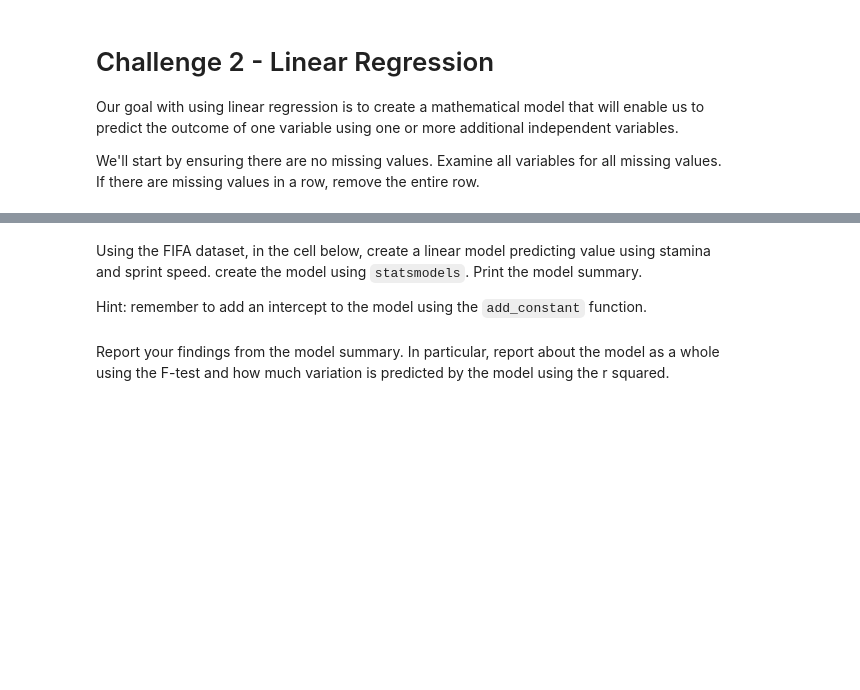
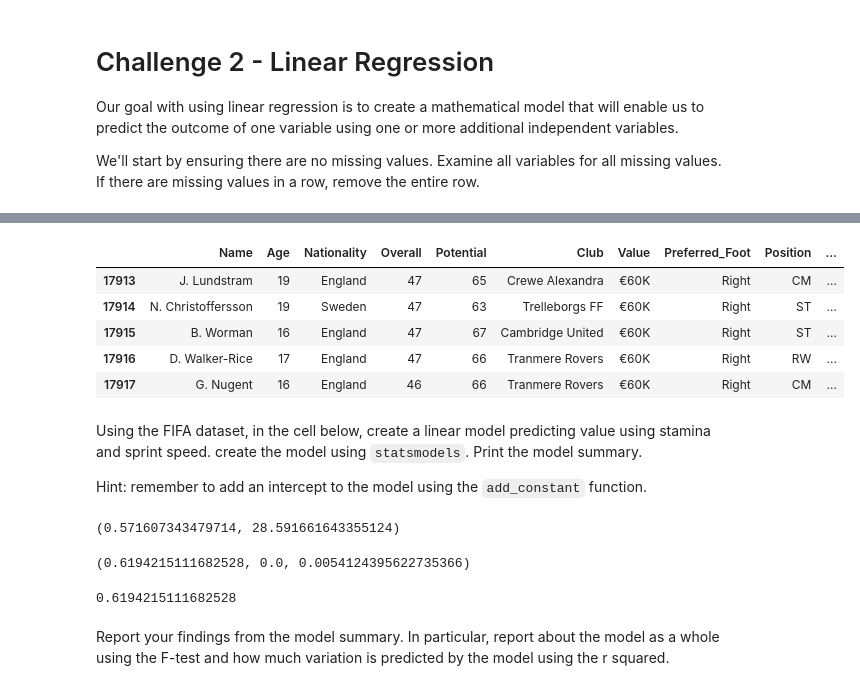
Before and after one commit to ta-datapt-bcn/lab-correlation-tests-with-scipy, a Jupyter notebook: your-code/main.ipynb, the cells around one changed output, grey strips where cells are left out. Drawn from its saved outputs; the diff is of its cells as text; code cells hidden in the pictures; blank space fills up the shorter version.

Commit message:
correlation-tests-with-scipy

```diff
--- a/your-code/main.ipynb
+++ b/your-code/main.ipynb
@@ -51,3 +162,14 @@ We'll start by ensuring there are no missing values. Examine all variables for a
+# %%
+fifa = fifa.dropna(how='any',axis=0)
+fifa = fifa.reset_index(drop=True)
+fifa.tail()
+# %% [output]
+|  | Name | Age | Nationality | Overall | Potential | Club | Value | Preferred_Foot | Position | ... |
+| 17913 | J. Lundstram | 19 | England | 47 | 65 | Crewe Alexandra | €60K | Right | CM | ... |
+| 17914 | N. Christoffersson | 19 | Sweden | 47 | 63 | Trelleborgs FF | €60K | Right | ST | ... |
+| 17915 | B. Worman | 16 | England | 47 | 67 | Cambridge United | €60K | Right | ST | ... |
+| 17916 | D. Walker-Rice | 17 | England | 47 | 66 | Tranmere Rovers | €60K | Right | RW | ... |
+| 17917 | G. Nugent | 16 | England | 46 | 66 | Tranmere Rovers | €60K | Right | CM | ... |
 # %% [markdown]
 Using the FIFA dataset, in the cell below, create a linear model predicting value using stamina and sprint speed. create the model using `statsmodels`. Print the model summary.
 
@@ -57,2 +177,17 @@ Hint: remember to add an intercept to the model using the `add_constant` functio
+# %%
+# Your code here:
+from scipy.stats import linregress
+
+slope, intercept, r_value, p_value, std_err = linregress(fifa.Stamina, fifa.SprintSpeed)
+
+slope, intercept
+
+r_value, p_value, std_err
+
+fifa.Stamina.corr(fifa.SprintSpeed)
+# %% [output]
+(0.571607343479714, 28.591661643355124)
+(0.6194215111682528, 0.0, 0.0054124395622735366)
+0.6194215111682528
 # %% [markdown]
 Report your findings from the model summary. In particular, report about the model as a whole using the F-test and how much variation is predicted by the model using the r squared.
```
Also changed, not shown: parts of 24 cells of this notebook.
